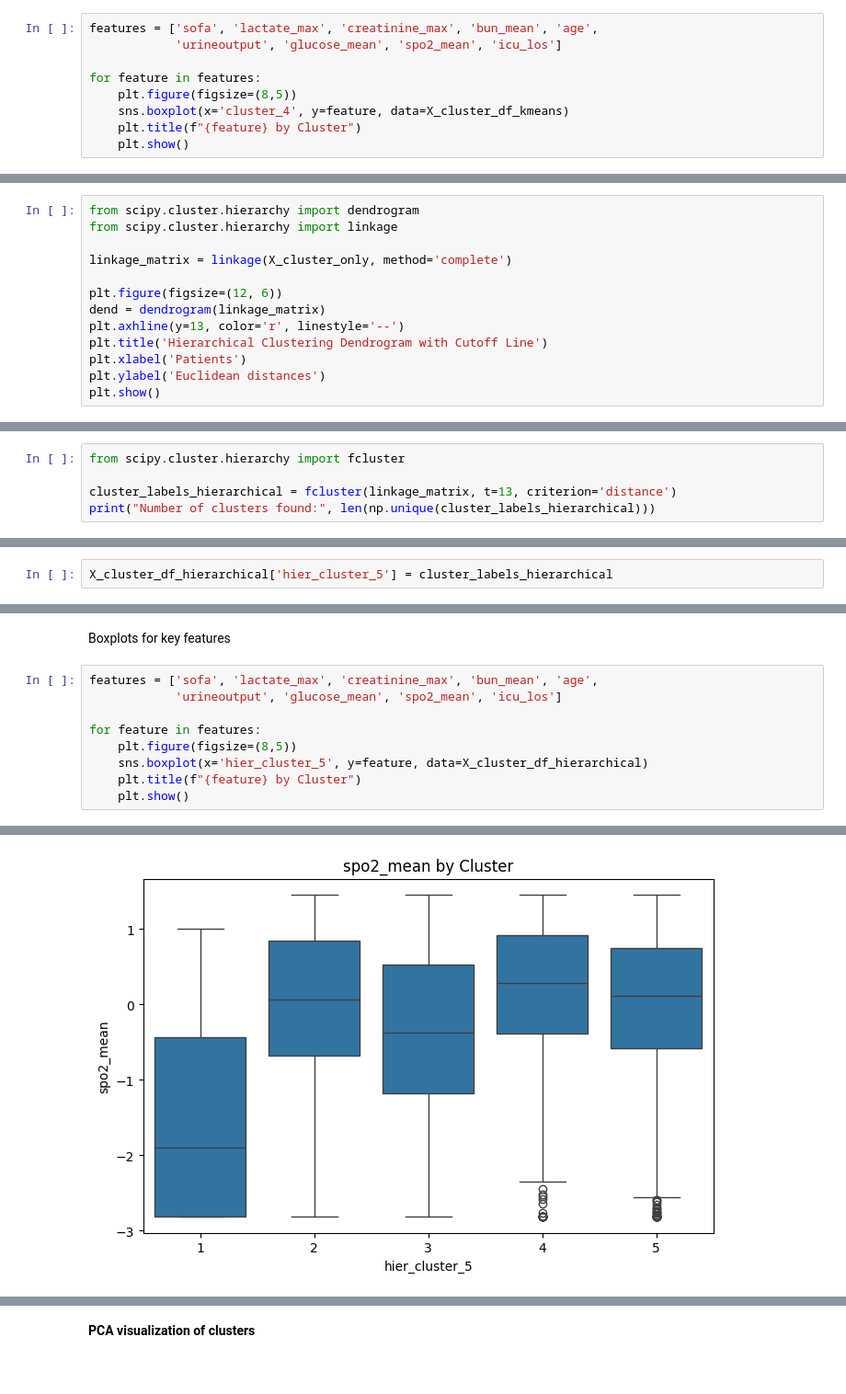
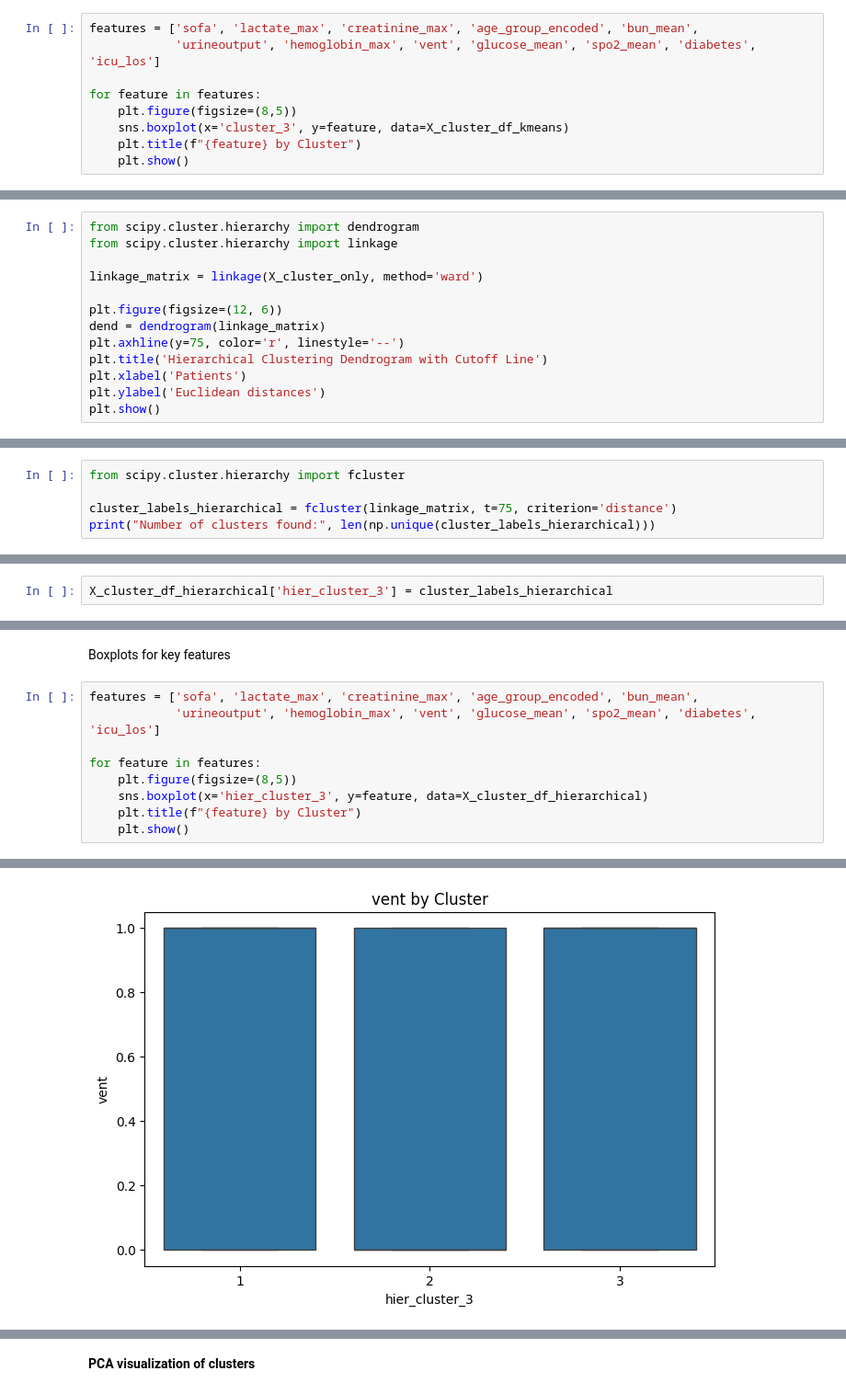
Before and after one commit to Edenshmuel/MIMIC_ICU_Prediction_and_Clustering, a Jupyter notebook: Clustering.ipynb, the cells around one changed output, grey strips where cells are left out. Shown at 92% size. Drawn from its saved outputs; the diff is of its cells as text.

```diff
--- a/Clustering.ipynb
+++ b/Clustering.ipynb
@@ -545,12 +532,12 @@ Pairwise comparisons using Tukey HSD and chi-squared tests demonstrated that the
 # %% [markdown]
 Boxplots for key features
 # %%
-features = ['sofa', 'lactate_max', 'creatinine_max', 'bun_mean', 'age',
-            'urineoutput', 'glucose_mean', 'spo2_mean', 'icu_los']
+features = ['sofa', 'lactate_max', 'creatinine_max', 'age_group_encoded', 'bun_mean',
+            'urineoutput', 'hemoglobin_max', 'vent', 'glucose_mean', 'spo2_mean', 'diabetes', 'icu_los']
 
 for feature in features:
     plt.figure(figsize=(8,5))
-    sns.boxplot(x='cluster_4', y=feature, data=X_cluster_df_kmeans)
+    sns.boxplot(x='cluster_3', y=feature, data=X_cluster_df_kmeans)
     plt.title(f"{feature} by Cluster")
     plt.show()
 # %% [output]
@@ -643,11 +638,11 @@ plt.show()
 from scipy.cluster.hierarchy import dendrogram
 from scipy.cluster.hierarchy import linkage
 
-linkage_matrix = linkage(X_cluster_only, method='complete')
+linkage_matrix = linkage(X_cluster_only, method='ward')
 
 plt.figure(figsize=(12, 6))
 dend = dendrogram(linkage_matrix)
-plt.axhline(y=13, color='r', linestyle='--')
+plt.axhline(y=75, color='r', linestyle='--')
 plt.title('Hierarchical Clustering Dendrogram with Cutoff Line')
 plt.xlabel('Patients')
 plt.ylabel('Euclidean distances')
@@ -657,6 +652,6 @@ plt.show()
 # %%
 from scipy.cluster.hierarchy import fcluster
 
-cluster_labels_hierarchical = fcluster(linkage_matrix, t=13, criterion='distance')
+cluster_labels_hierarchical = fcluster(linkage_matrix, t=75, criterion='distance')
 print("Number of clusters found:", len(np.unique(cluster_labels_hierarchical)))
 # %% [output]
@@ -664,7 +659,7 @@ Number of clusters found: 5
 # %% [markdown]
 **Assign hierarchical cluster labels to full dataset for analysis**
 # %%
-X_cluster_df_hierarchical['hier_cluster_5'] = cluster_labels_hierarchical
+X_cluster_df_hierarchical['hier_cluster_3'] = cluster_labels_hierarchical
 # %% [markdown]
 **Evaluate hierarchical clustering quality with Cophenetic Correlation Coefficient**
 # %%
@@ -953,12 +922,12 @@ Clusters differ significantly in most key physiological and laboratory markers,
 # %% [markdown]
 Boxplots for key features
 # %%
-features = ['sofa', 'lactate_max', 'creatinine_max', 'bun_mean', 'age',
-            'urineoutput', 'glucose_mean', 'spo2_mean', 'icu_los']
+features = ['sofa', 'lactate_max', 'creatinine_max', 'age_group_encoded', 'bun_mean',
+            'urineoutput', 'hemoglobin_max', 'vent', 'glucose_mean', 'spo2_mean', 'diabetes', 'icu_los']
 
 for feature in features:
     plt.figure(figsize=(8,5))
-    sns.boxplot(x='hier_cluster_5', y=feature, data=X_cluster_df_hierarchical)
+    sns.boxplot(x='hier_cluster_3', y=feature, data=X_cluster_df_hierarchical)
     plt.title(f"{feature} by Cluster")
     plt.show()
 # %% [output]
@@ -972 +941 @@ for feature in features:
-[figure, old version]
+[figure, new version]
```
Also changed, not shown: parts of 107 cells of this notebook.
